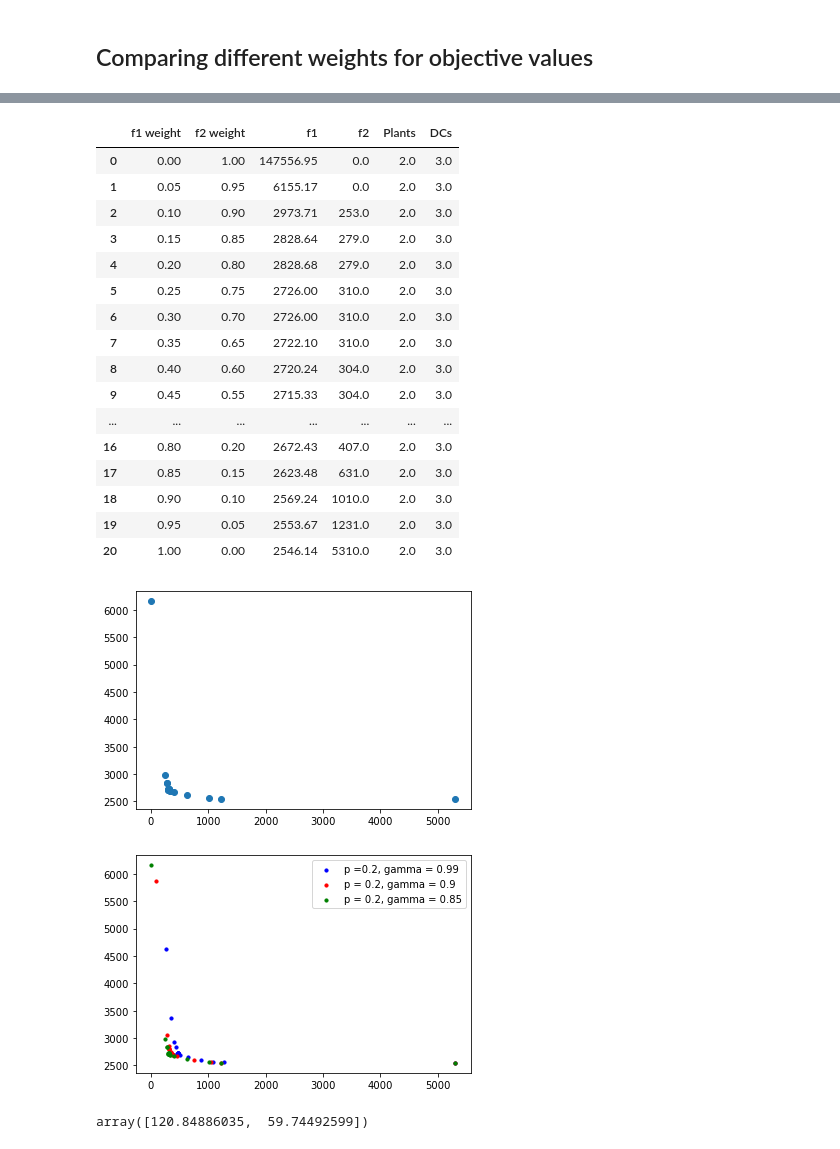
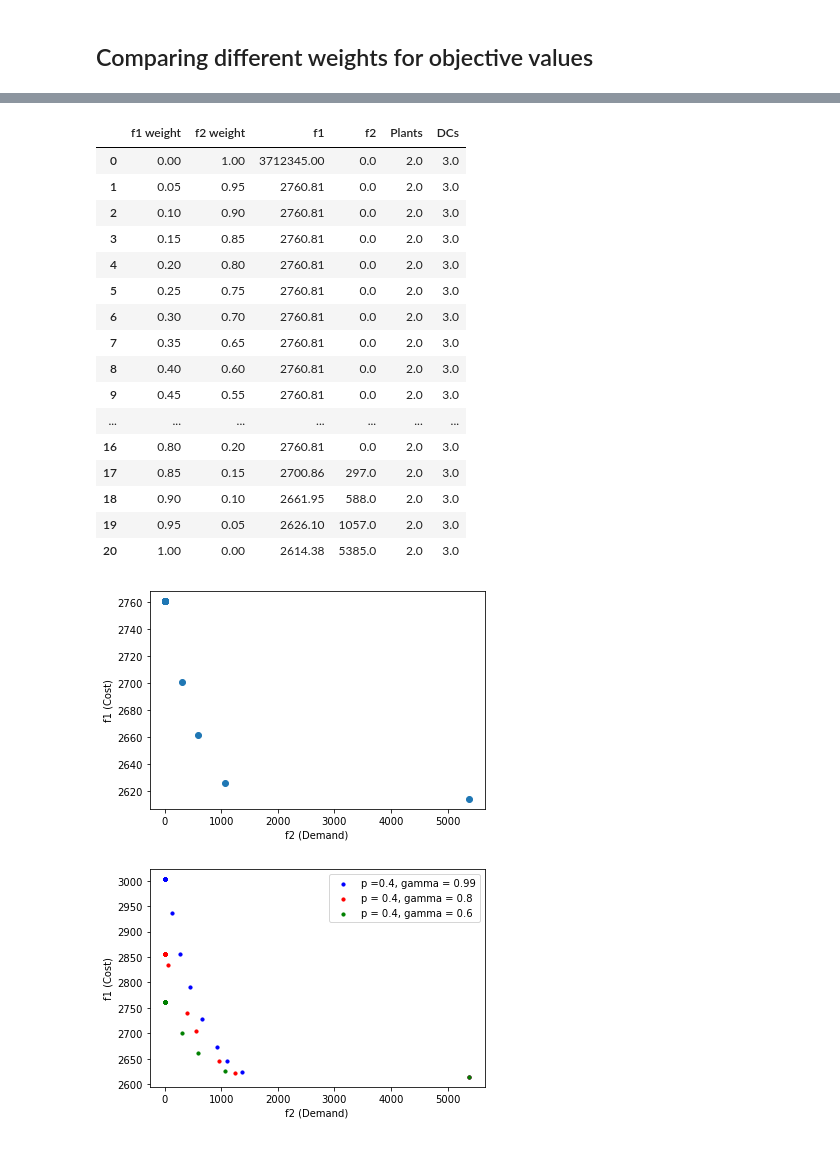
Before and after one commit to dkabe/SC_Resilience, a Jupyter notebook: Small Scale/stochastic_demand_p_robust_v4.ipynb, the cells around one changed output, grey strips where cells are left out. Cells and saved outputs as stored; diff of their text form; code cells hidden in the pictures.

```diff
--- a/Small Scale/stochastic_demand_p_robust_v4.ipynb
+++ b/Small Scale/stochastic_demand_p_robust_v4.ipynb
@@ -1344,7 +1354,7 @@ plt.show()
 # %%
 ## Configuration 2
 p = 0.4
-rl = 0.9
+rl = 0.8
 objective_vals = []
 for Dict in dictionaries:
     run_Model(p, rl, Dict)
@@ -1399,7 +1411,7 @@ plt.show()
 # %%
 ## Configuration 3
-p = 0.2
-rl = 0.85
+p = 0.4
+rl = 0.6
 objective_vals = []
 for Dict in dictionaries:
     run_Model(p, rl, Dict)
@@ -1427,43 +1439,43 @@ df_3 = pd.DataFrame((objective_vals), columns = ["f1 weight", "f2 weight", "f1",
 df_3
 # %% [output]
 |  | f1 weight | f2 weight | f1 | f2 | Plants | DCs |
-| 0 | 0.00 | 1.00 | 147556.95 | 0.0 | 2.0 | 3.0 |
-| 1 | 0.05 | 0.95 | 6155.17 | 0.0 | 2.0 | 3.0 |
-| 2 | 0.10 | 0.90 | 2973.71 | 253.0 | 2.0 | 3.0 |
-| 3 | 0.15 | 0.85 | 2828.64 | 279.0 | 2.0 | 3.0 |
-| 4 | 0.20 | 0.80 | 2828.68 | 279.0 | 2.0 | 3.0 |
-| 5 | 0.25 | 0.75 | 2726.00 | 310.0 | 2.0 | 3.0 |
-| 6 | 0.30 | 0.70 | 2726.00 | 310.0 | 2.0 | 3.0 |
-| 7 | 0.35 | 0.65 | 2722.10 | 310.0 | 2.0 | 3.0 |
-| 8 | 0.40 | 0.60 | 2720.24 | 304.0 | 2.0 | 3.0 |
-| 9 | 0.45 | 0.55 | 2715.33 | 304.0 | 2.0 | 3.0 |
+| 0 | 0.00 | 1.00 | 3712345.00 | 0.0 | 2.0 | 3.0 |
+| 1 | 0.05 | 0.95 | 2760.81 | 0.0 | 2.0 | 3.0 |
+| 2 | 0.10 | 0.90 | 2760.81 | 0.0 | 2.0 | 3.0 |
+| 3 | 0.15 | 0.85 | 2760.81 | 0.0 | 2.0 | 3.0 |
+| 4 | 0.20 | 0.80 | 2760.81 | 0.0 | 2.0 | 3.0 |
+| 5 | 0.25 | 0.75 | 2760.81 | 0.0 | 2.0 | 3.0 |
+| 6 | 0.30 | 0.70 | 2760.81 | 0.0 | 2.0 | 3.0 |
+| 7 | 0.35 | 0.65 | 2760.81 | 0.0 | 2.0 | 3.0 |
+| 8 | 0.40 | 0.60 | 2760.81 | 0.0 | 2.0 | 3.0 |
+| 9 | 0.45 | 0.55 | 2760.81 | 0.0 | 2.0 | 3.0 |
 | ... | ... | ... | ... | ... | ... | ... |
-| 16 | 0.80 | 0.20 | 2672.43 | 407.0 | 2.0 | 3.0 |
-| 17 | 0.85 | 0.15 | 2623.48 | 631.0 | 2.0 | 3.0 |
-| 18 | 0.90 | 0.10 | 2569.24 | 1010.0 | 2.0 | 3.0 |
-| 19 | 0.95 | 0.05 | 2553.67 | 1231.0 | 2.0 | 3.0 |
-| 20 | 1.00 | 0.00 | 2546.14 | 5310.0 | 2.0 | 3.0 |
+| 16 | 0.80 | 0.20 | 2760.81 | 0.0 | 2.0 | 3.0 |
+| 17 | 0.85 | 0.15 | 2700.86 | 297.0 | 2.0 | 3.0 |
+| 18 | 0.90 | 0.10 | 2661.95 | 588.0 | 2.0 | 3.0 |
+| 19 | 0.95 | 0.05 | 2626.10 | 1057.0 | 2.0 | 3.0 |
+| 20 | 1.00 | 0.00 | 2614.38 | 5385.0 | 2.0 | 3.0 |
 # %%
 f2_3 = list(df_3['f2'])
 f1_3 = list(df_3['f1'])
 # %%
 plt.scatter(f2_3[1:], f1_3[1:])
+plt.xlabel('f2 (Demand)')
+plt.ylabel('f1 (Cost)')
 plt.show()
 # %% [output]
-[figure, old version]
+[figure, new version]
 # %%
 fig = plt.figure()
 ax1 = fig.add_subplot(111)
 
-ax1.scatter(f2_1[1:], f1_1[1:], s=10, c='b', marker="o", label='p =0.2, gamma = 0.99')
-ax1.scatter(f2_2[1:], f1_2[1:], s=10, c='r', marker="o", label='p = 0.2, gamma = 0.9')
-ax1.scatter(f2_3[1:], f1_3[1:], s=10, c='g', marker="o", label='p = 0.2, gamma = 0.85')
+ax1.scatter(f2_1[1:], f1_1[1:], s=10, c='b', marker="o", label='p =0.4, gamma = 0.99')
+ax1.scatter(f2_2[1:], f1_2[1:], s=10, c='r', marker="o", label='p = 0.4, gamma = 0.8')
+ax1.scatter(f2_3[1:], f1_3[1:], s=10, c='g', marker="o", label='p = 0.4, gamma = 0.6')
 
-plt.legend(loc='upper right');
+plt.legend(loc='upper right')
+plt.xlabel('f2 (Demand)')
+plt.ylabel('f1 (Cost)')
 plt.show()
 # %% [output]
-[figure, old version]
+[figure, new version]
-# %%
-Yij.sum(axis=1)
-# %% [output]
-array([120.84886035,  59.74492599])
```
Also changed, not shown: parts of 20 cells of this notebook.
